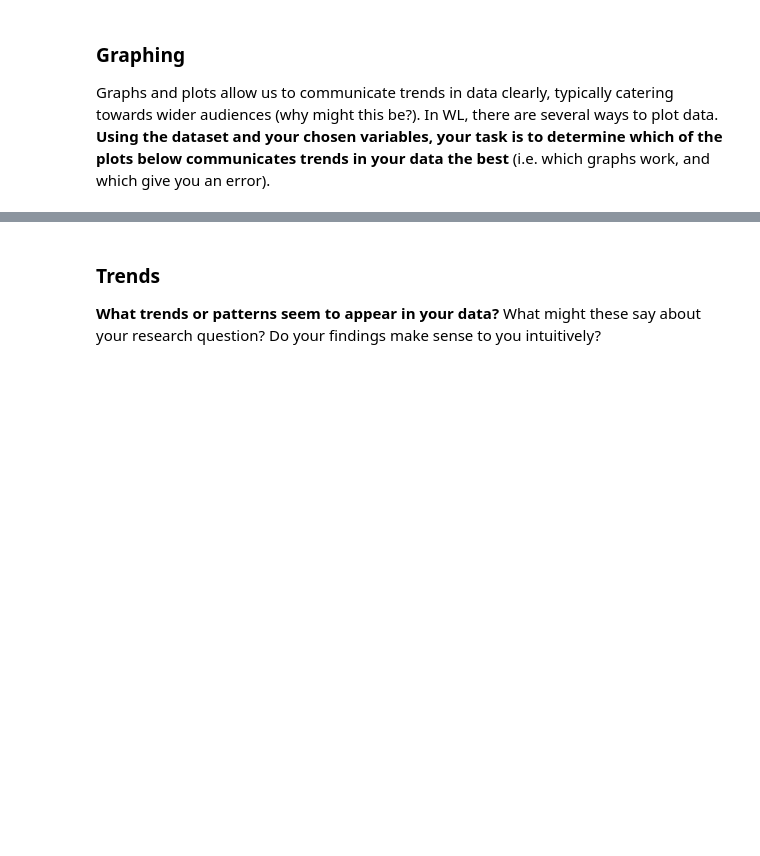
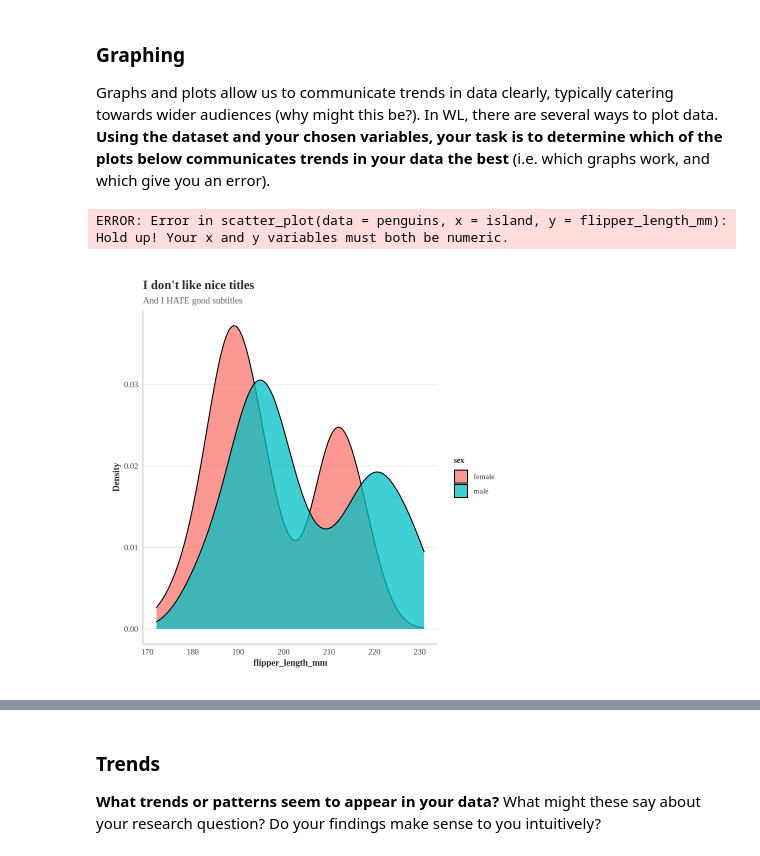
Before and after one commit to allison-jpg101/Unit0, a Jupyter notebook: ApResearchCT_BIO.ipynb, the cells around one changed output, grey strips where cells are left out. Saved outputs shown, nothing was run; the diff lists cells and outputs as text; code cells hidden in the pictures; blank space fills up the shorter version.

```diff
--- a/ApResearchCT_BIO.ipynb
+++ b/ApResearchCT_BIO.ipynb
@@ -128,10 +146,15 @@ Graphs and plots allow us to communicate trends in data clearly, typically cater
 data <- penguins
 
 scatter_plot(data = penguins,
-             x = INSERT_VARIABLE_1,
-             y = INSERT_VARIABLE_2)
+             x = island,
+             y = flipper_length_mm)
+# %% [output]
+ERROR: Error in scatter_plot(data = penguins, x = island, y = flipper_length_mm): Hold up! Your x and y variables must both be numeric.
 # %%
-density_plot(data= penguins,
-             x = INSERT_VARIABLE_1)
+density_plot(data= penguins%>%filter(sex!="NA"),
+x = flipper_length_mm,
+             color_by =sex)
+# %% [output]
+[figure, added]
 # %%
 box_plot(data = penguins,
```
Also changed, not shown: parts of 22 cells of this notebook.
